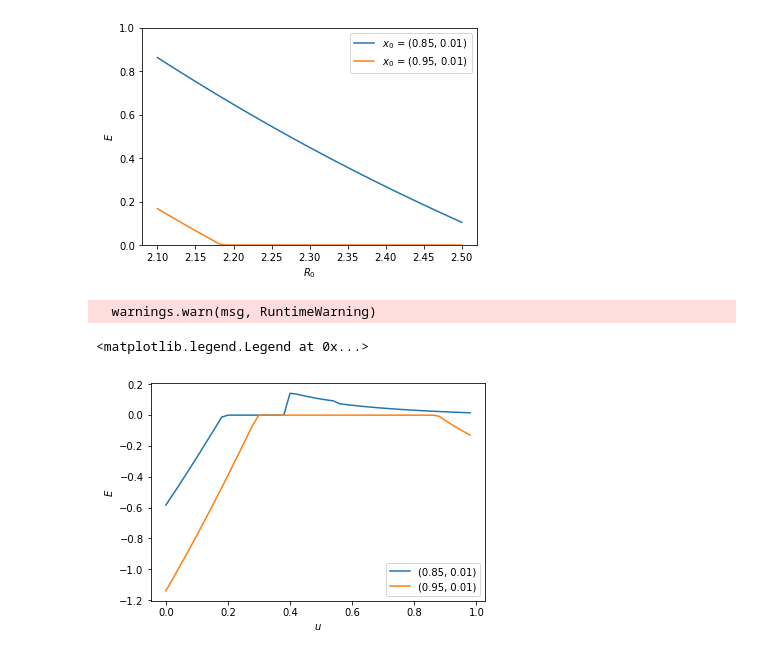
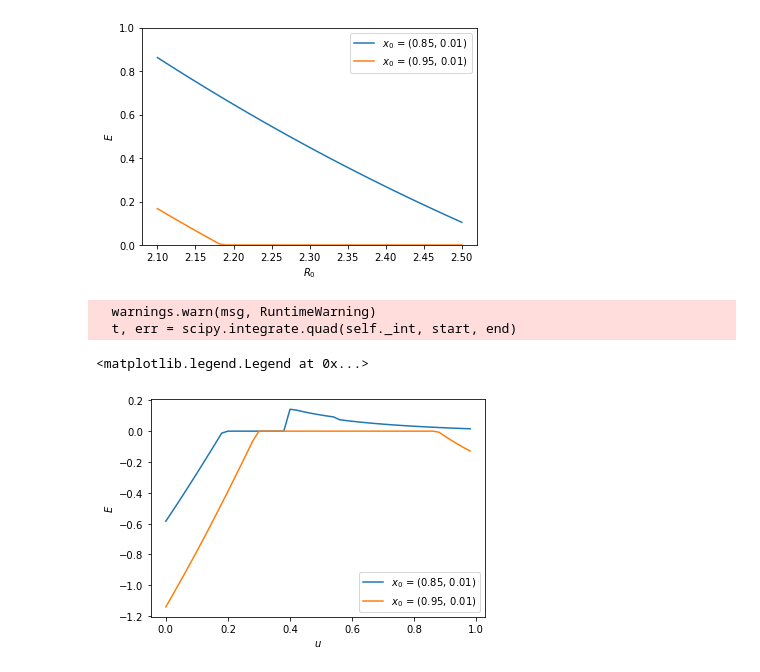
Before and after one commit to SyntheticDynamics/OptimalOutbreakMitigation, a Jupyter notebook: epidemic_control.ipynb, the cells around one changed output. Cells and saved outputs as stored; diff of their text form; code cells hidden in the pictures.

```diff
--- a/epidemic_control.ipynb
+++ b/epidemic_control.ipynb
@@ -308,32 +308,33 @@ ni1 = np.zeros(np.shape(umax), dtype = float)
 ni2 = np.zeros(np.shape(umax), dtype = float)
 
 for ii in range(np.shape(umax)[0]):
     u = umax[ii]
     #print(u)
     B = sir.SIR()
     B.set_params([imax, u, r0], flag = "r")
     P1 = B.add_point(s1, i1)
     P2 = B.add_point(s2, i2)
     B.find_regions()
     #print(P1.region, P2.region)
     B.get_shortest()
     M1 = P1.least_time
     M2 = P2.least_time
     tim1 = max(M1.i)
     tim2 = max(M2.i)
     ni1[ii] = (imax - tim1) / imax
     ni2[ii] = (imax - tim2) / imax
 
 fig, ax = plt.subplots()
 ax.set_xlabel(r"$u$")
 #ax.set_ylim(0, 1)
 ax.set_ylabel(r"$E$")
 ax.plot(umax, ni1)
 ax.plot(umax, ni2)
-ax.legend(["({}, {})".format(s1, i1), "({}, {})".format(s2, i2)])
+ax.legend(["$x_0$ = ({}, {})".format(s1, i1), "$x_0$ = ({}, {})".format(s2, i2)])
 #fig.savefig("docs/u_imax.jpg", format = "jpg")
 #fig.savefig("docs/u_imax.pdf", format = "pdf")
 # %% [output]
   warnings.warn(msg, RuntimeWarning)
+  t, err = scipy.integrate.quad(self._int, start, end)
 <matplotlib.legend.Legend at 0x...>
-[figure, old version]
+[figure, new version]
```
Also changed, not shown: 1 other file.
